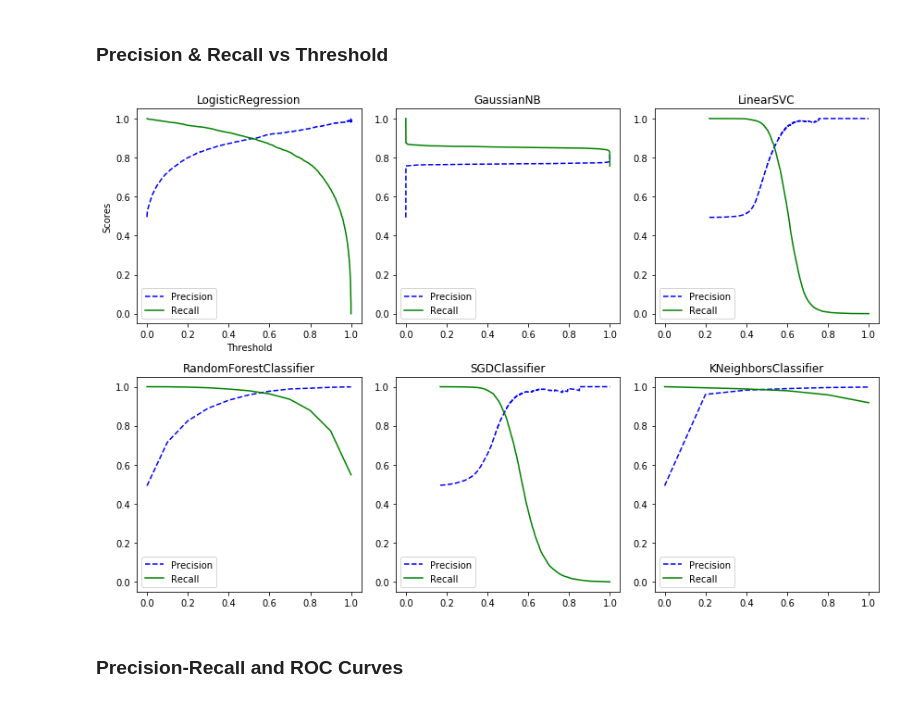
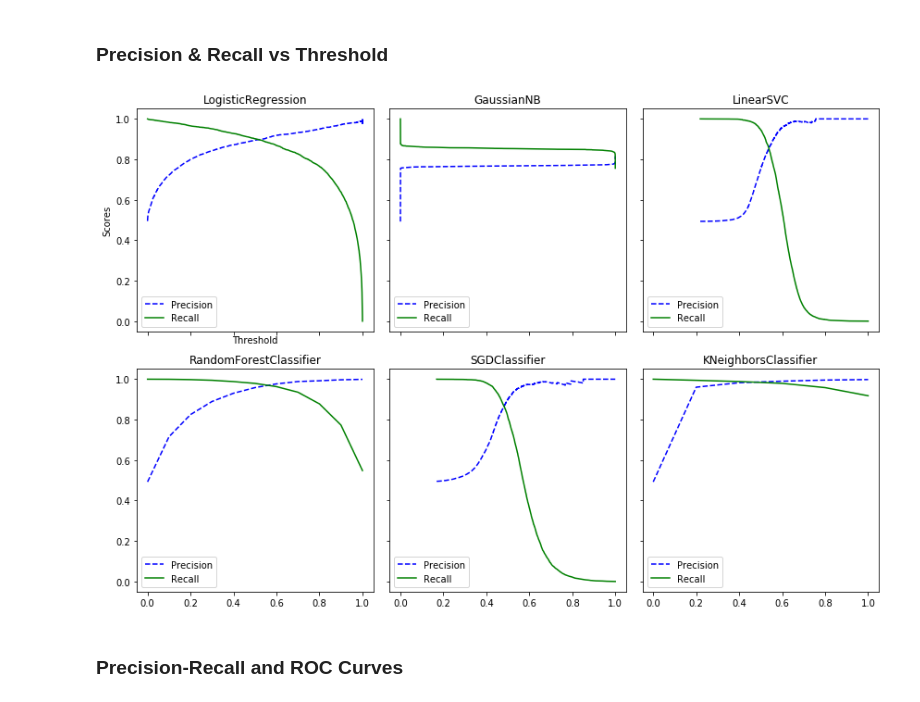
Before and after one commit to johnstill/calibration, a Jupyter notebook: Classifiers.ipynb, the cells around one changed output. Cells and saved outputs as stored; diff of their text form; code cells hidden in the pictures.

```diff
--- a/Classifiers.ipynb
+++ b/Classifiers.ipynb
@@ -53,28 +53,26 @@ stats
 # %%
 # Precision and Recall as they vary against Threshold
 avg_precs = probs.agg(partial(average_precision_score, actual))
 pr_curves = probs.agg(partial(precision_recall_curve, actual))
 
-plt.figure(figsize=(12, 8))
-axes = [plt.subplot2grid((2, 3), (m, n))
-        for m in range(2)
-        for n in range(3)]
+fig, axes = plt.subplots(nrows=2, ncols=3, sharex=True, sharey=True, figsize=(12, 8))
+axes = tuple(axes.flat)
 
 for ax, (label, curve) in zip(axes, pr_curves.iteritems()):
     precisions, recalls, thresholds = curve
     ax.plot(thresholds, precisions[:-1], 'b--', label='Precision')
     ax.plot(thresholds, recalls[:-1], 'g-', label='Recall')
     ax.legend(loc='lower left')
     ax.set_ylim([-0.05, 1.05])
     ax.set_xlim([-0.05, 1.05])
     ax.set_title(label)
 
 axes[0].set_xlabel('Threshold')
 axes[0].set_ylabel('Scores')
 plt.tight_layout()
 plt.show()
 # %% [output]
-[figure, old version]
+[figure, new version]
 # %% [markdown]
 ### Precision-Recall and ROC Curves
 # %%
```
Also changed, not shown: 3 other files.
